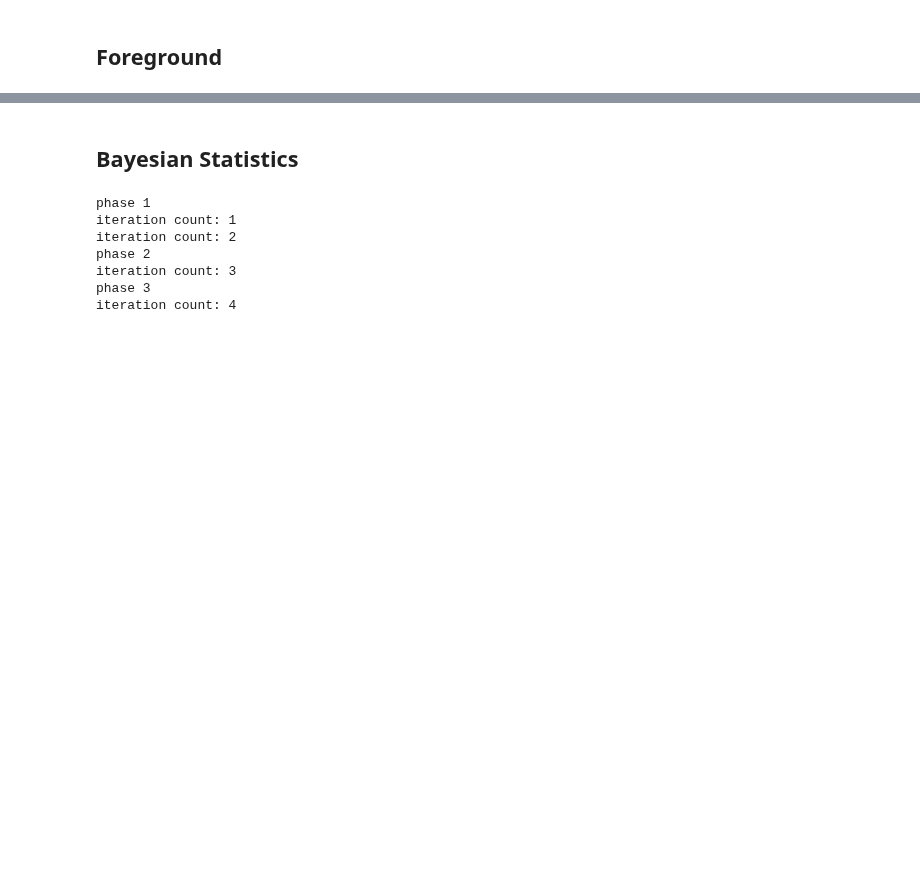
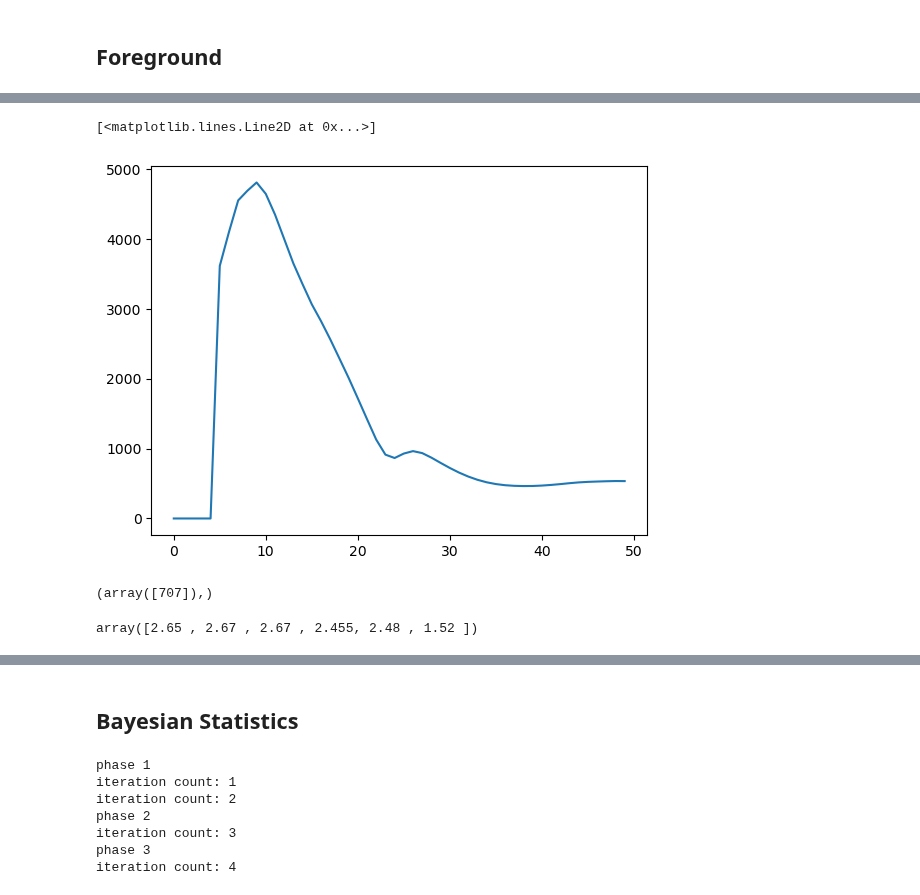
Before and after one commit to daba9359/LuCEE-Night_Simulation, a Jupyter notebook: Beam_weighted_foreground/Beam_Weighted_Foreground_Edited.ipynb, the cells around one changed output, grey strips where cells are left out. Cells and saved outputs as stored; diff of their text form; code cells hidden in the pictures; blank space fills up the shorter version.

```diff
--- a/Beam_weighted_foreground/Beam_Weighted_Foreground_Edited.ipynb
+++ b/Beam_weighted_foreground/Beam_Weighted_Foreground_Edited.ipynb
@@ -1173,0 +1328,5 @@ Computing lunar simulation for time  [2025, 1, 5, 1, 0, 0]
+# %%
+plt.plot(varied_foreground_training_set_p1[104,0]-data[0])
+# %% [output]
+[<matplotlib.lines.Line2D at 0x...>]
+[figure, added]
@@ -1173,0 +1348,8 @@ Computing lunar simulation for time  [2025, 1, 5, 1, 0, 0]
+# %%
+np.where(rms_array == sorted_rms[0])
+# %% [output]
+(array([707]),)
+# %%
+varied_foreground_training_set_params_p1[707]
+# %% [output]
+array([2.65 , 2.67 , 2.67 , 2.455, 2.48 , 1.52 ])
```
Also changed, not shown: parts of 25 cells of this notebook.
